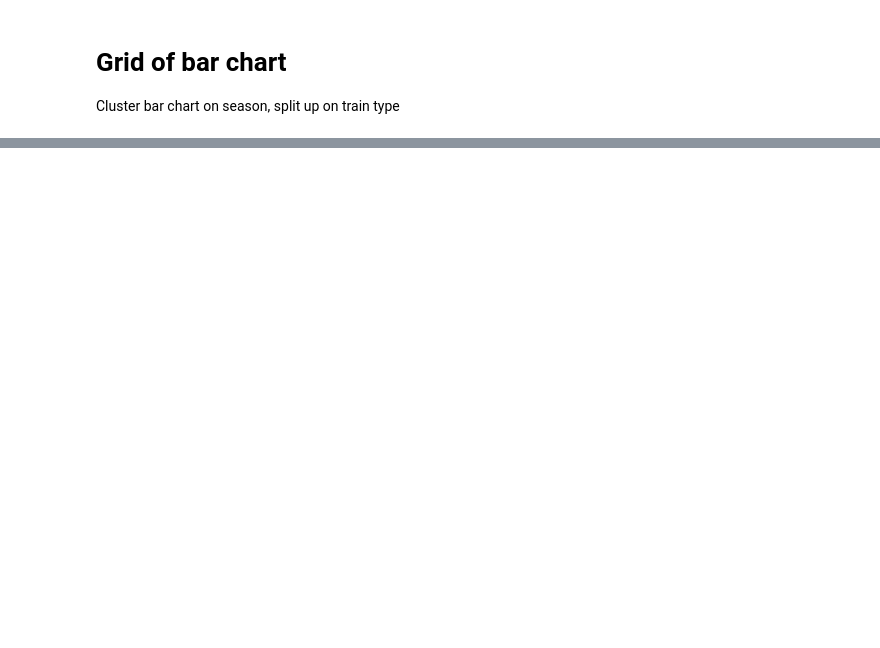
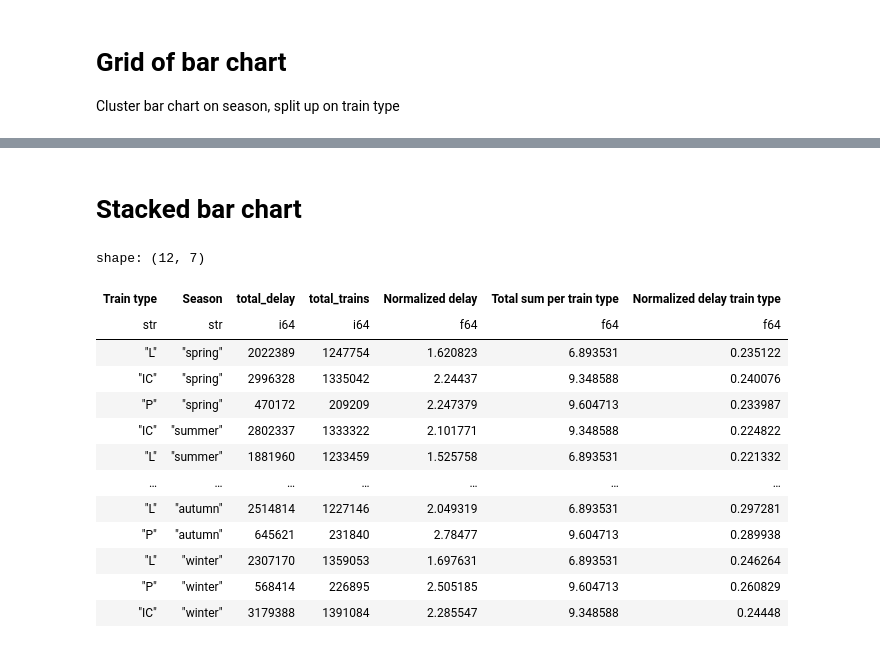
Before and after one commit to Datavisualiatie-UGent/project-dv25-6, a Jupyter notebook: analysis/analysis-robin.ipynb, the cells around one changed output, grey strips where cells are left out. Drawn from its saved outputs; the diff is of its cells as text; code cells hidden in the pictures; blank space fills up the shorter version.

Commit message:
feat: stacked bar chart

```diff
--- a/analysis/analysis-robin.ipynb
+++ b/analysis/analysis-robin.ipynb
@@ -280,0 +281,51 @@ plt.show()
+# %% [markdown]
+# Stacked bar chart
+# %%
+train_types = ["IC", "L", "P"]
+season_order = {'spring': 0, 'summer': 1, 'autumn': 2, 'winter': 3}
+
+df_season = df.with_columns(
+    rs.col("Month") \
+        .map_elements(lambda e: month_to_season(int(e.split("-")[1])), return_dtype=rs.String) \
+        .alias("Season")
+)
+
+df_sum_train_season = df_season \
+    .filter(rs.col("Train type") \
+    .is_in(train_types)).group_by(["Train type", "Season"]) \
+    .agg([
+        rs.col("Minutes of delay").sum().alias("total_delay"),
+        rs.col("Number of operated trains").sum().alias("total_trains")
+    ])
+
+df_avg = df_sum_train_season.with_columns(
+    (rs.col("total_delay") / rs.col("total_trains")).alias("Normalized delay")
+)
+
+df_train_type_sum = df_avg.group_by("Train type").agg(
+    rs.col("Normalized delay").sum().alias("Total sum per train type")
+)
+
+joined = df_avg.join(df_train_type_sum, on="Train type", how="inner")
+
+df_normalized = joined \
+    .with_columns((rs.col("Normalized delay") / rs.col("Total sum per train type")) \
+         .alias("Normalized delay train type")
+    )  \
+    .sort(rs.col("Season").replace_strict(season_order))
+df_normalized
+# %% [output]
+shape: (12, 7)
+| Train type | Season | total_delay | total_trains | Normalized delay | Total sum per train type | Normalized delay train type |
+| str | str | i64 | i64 | f64 | f64 | f64 |
+| "L" | "spring" | 2022389 | 1247754 | 1.620823 | 6.893531 | 0.235122 |
+| "IC" | "spring" | 2996328 | 1335042 | 2.24437 | 9.348588 | 0.240076 |
+| "P" | "spring" | 470172 | 209209 | 2.247379 | 9.604713 | 0.233987 |
+| "IC" | "summer" | 2802337 | 1333322 | 2.101771 | 9.348588 | 0.224822 |
+| "L" | "summer" | 1881960 | 1233459 | 1.525758 | 6.893531 | 0.221332 |
+| … | … | … | … | … | … | … |
+| "L" | "autumn" | 2514814 | 1227146 | 2.049319 | 6.893531 | 0.297281 |
+| "P" | "autumn" | 645621 | 231840 | 2.78477 | 9.604713 | 0.289938 |
+| "L" | "winter" | 2307170 | 1359053 | 1.697631 | 6.893531 | 0.246264 |
+| "P" | "winter" | 568414 | 226895 | 2.505185 | 9.604713 | 0.260829 |
+| "IC" | "winter" | 3179388 | 1391084 | 2.285547 | 9.348588 | 0.24448 |
```
Also changed, not shown: parts of 11 cells of this notebook.
